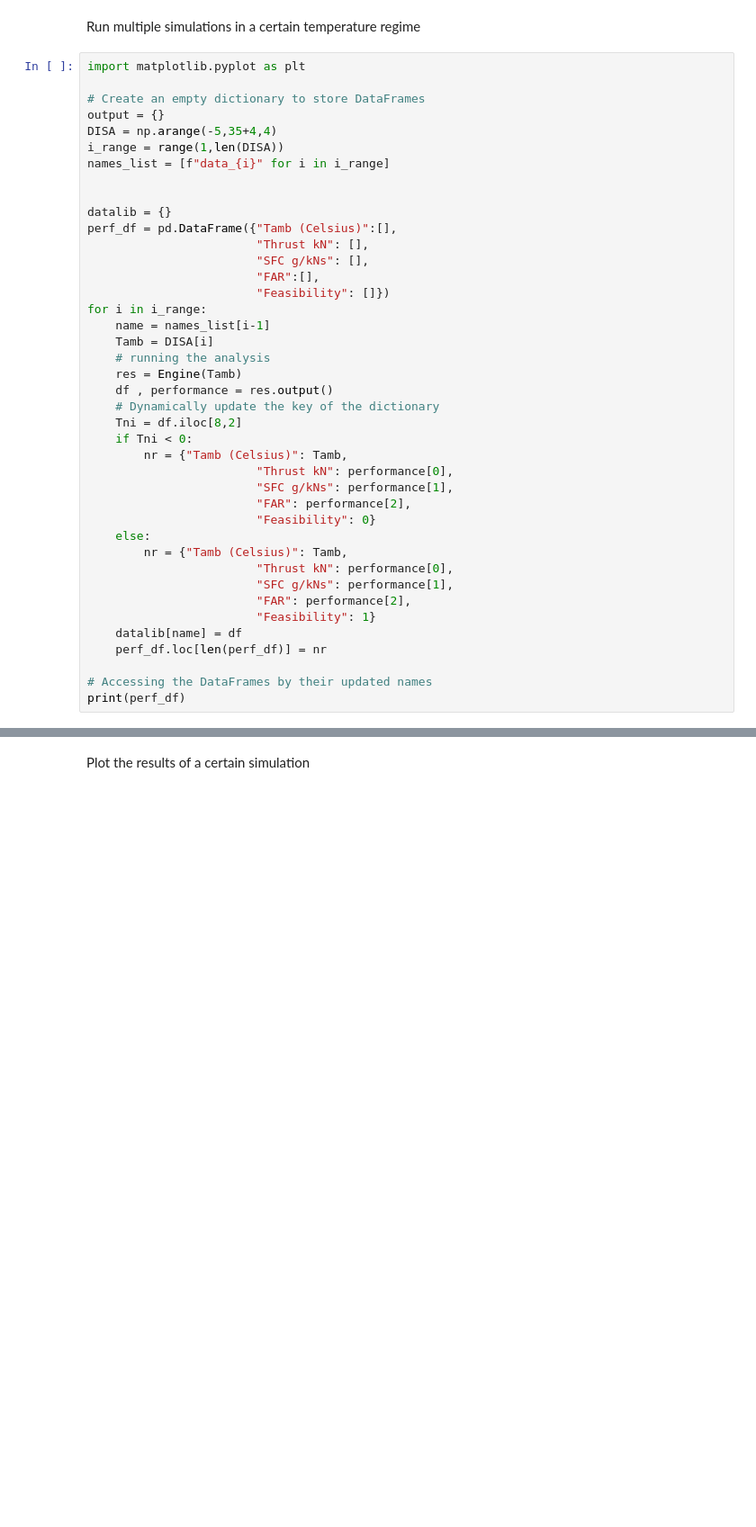
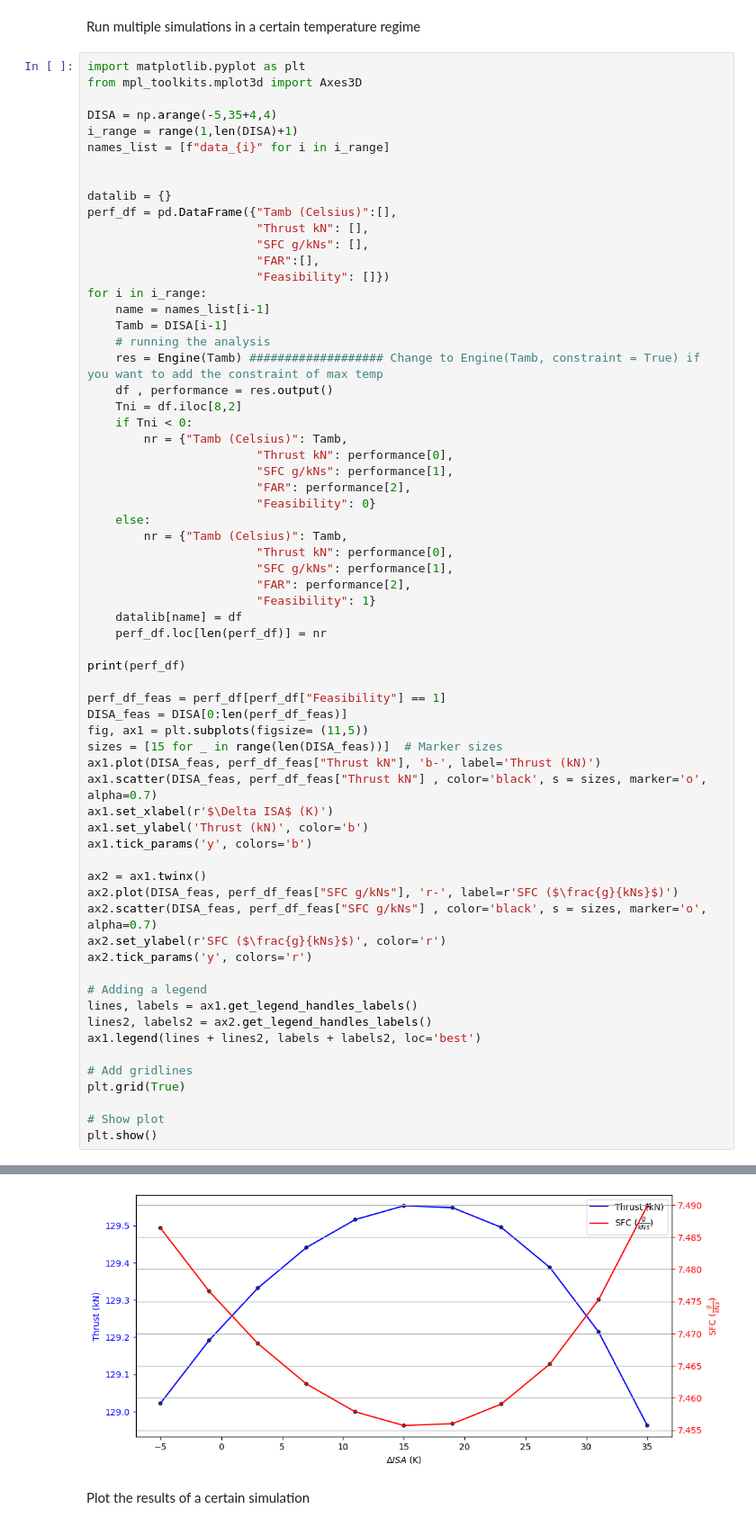
Before and after one commit to GiannisPek/meng, a Jupyter notebook: Engine_simulation.ipynb, the cells around one changed output, grey strips where cells are left out. Shown at 90% size. Cells and saved outputs as stored; diff of their text form; blank space fills up the shorter version.

```diff
--- a/Engine_simulation.ipynb
+++ b/Engine_simulation.ipynb
@@ -335,11 +337,10 @@ status:     feasible
 Run multiple simulations in a certain temperature regime
 # %%
 import matplotlib.pyplot as plt
+from mpl_toolkits.mplot3d import Axes3D
 
-# Create an empty dictionary to store DataFrames
-output = {}
 DISA = np.arange(-5,35+4,4)
-i_range = range(1,len(DISA))
+i_range = range(1,len(DISA)+1)
 names_list = [f"data_{i}" for i in i_range]
 
 
@@ -351,11 +352,10 @@ perf_df = pd.DataFrame({"Tamb (Celsius)":[],
                         "Feasibility": []})
 for i in i_range:
     name = names_list[i-1]
-    Tamb = DISA[i]
+    Tamb = DISA[i-1]
     # running the analysis
-    res = Engine(Tamb)
+    res = Engine(Tamb) ################### Change to Engine(Tamb, constraint = True) if you want to add the constraint of max temp
     df , performance = res.output()
-    # Dynamically update the key of the dictionary
     Tni = df.iloc[8,2]
     if Tni < 0:
         nr = {"Tamb (Celsius)": Tamb,
@@ -372,6 +372,32 @@ for i in i_range:
     datalib[name] = df
     perf_df.loc[len(perf_df)] = nr
 
-# Accessing the DataFrames by their updated names
 print(perf_df)
+
+perf_df_feas = perf_df[perf_df["Feasibility"] == 1]
+DISA_feas = DISA[0:len(perf_df_feas)]
+fig, ax1 = plt.subplots(figsize= (11,5))
+sizes = [15 for _ in range(len(DISA_feas))]  # Marker sizes
+ax1.plot(DISA_feas, perf_df_feas["Thrust kN"], 'b-', label='Thrust (kN)')
+ax1.scatter(DISA_feas, perf_df_feas["Thrust kN"] , color='black', s = sizes, marker='o', alpha=0.7)
+ax1.set_xlabel(r'$\Delta ISA$ (K)')
+ax1.set_ylabel('Thrust (kN)', color='b')
+ax1.tick_params('y', colors='b')
+
+ax2 = ax1.twinx()
+ax2.plot(DISA_feas, perf_df_feas["SFC g/kNs"], 'r-', label=r'SFC ($\frac{g}{kNs}$)')
+ax2.scatter(DISA_feas, perf_df_feas["SFC g/kNs"] , color='black', s = sizes, marker='o', alpha=0.7)
+ax2.set_ylabel(r'SFC ($\frac{g}{kNs}$)', color='r')
+ax2.tick_params('y', colors='r')
+
+# Adding a legend
+lines, labels = ax1.get_legend_handles_labels()
+lines2, labels2 = ax2.get_legend_handles_labels()
+ax1.legend(lines + lines2, labels + labels2, loc='best')
+
+# Add gridlines
+plt.grid(True)
+
+# Show plot
+plt.show()
 # %% [output]
@@ -394,3 +416,4 @@ The FAR is restricted to the value 0.021075512473548587, because the temperature
+[figure, added]
 # %% [markdown]
 Plot the results of a certain simulation
 # %%
```
Also changed, not shown: parts of 6 cells of this notebook.
